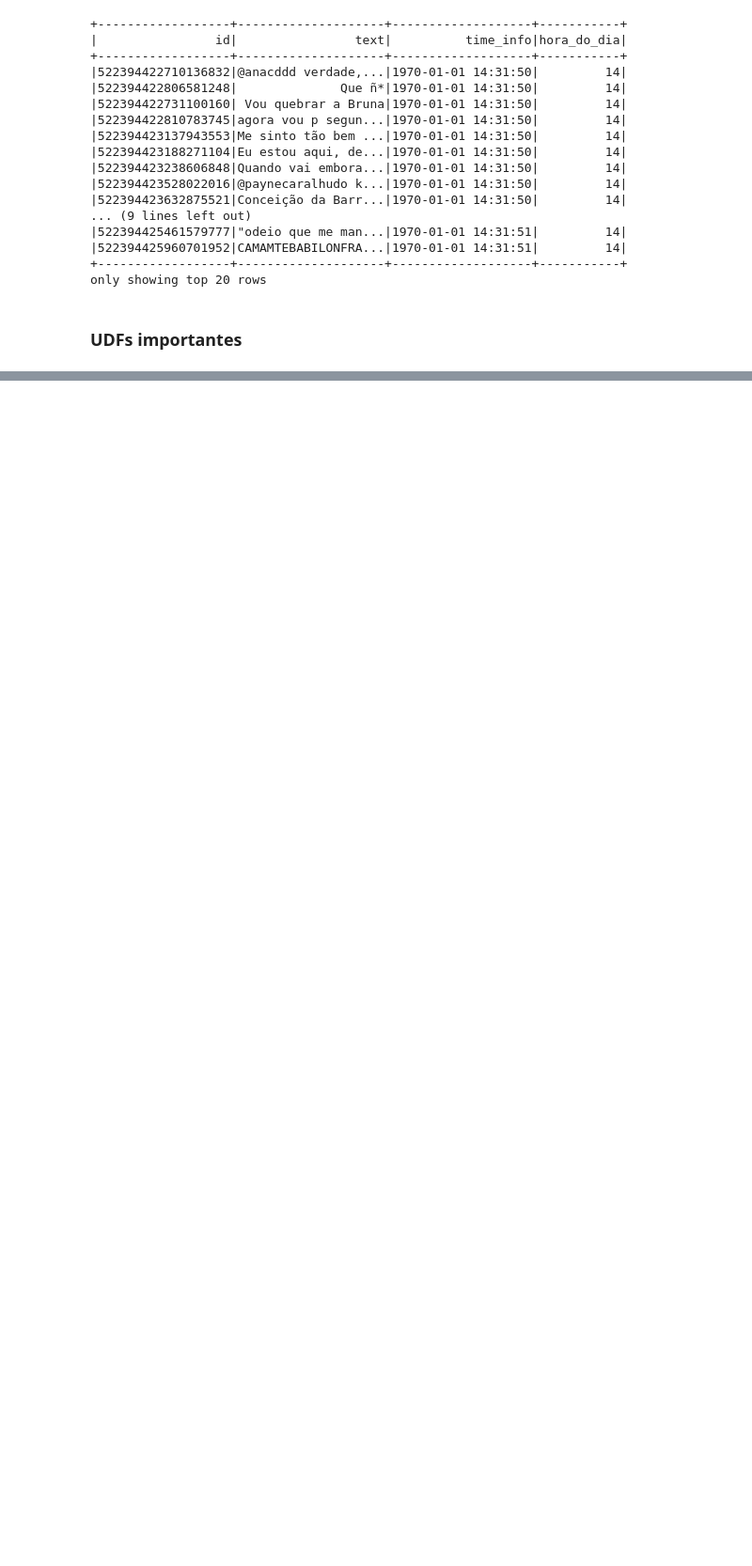
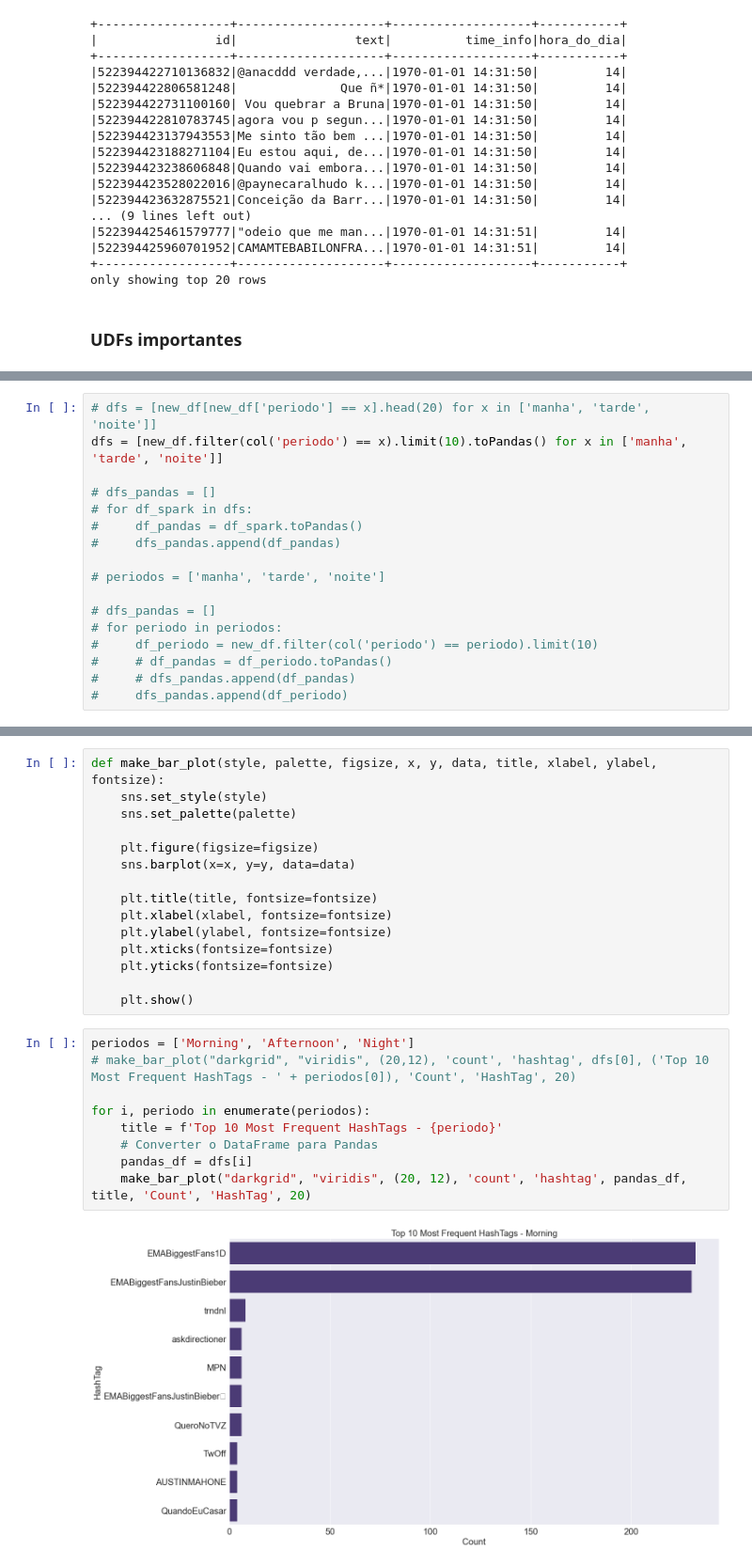
Before and after one commit to thomz2/big-data-spark, a Jupyter notebook: analysis/election_campaign/hashtags_and_tweets.ipynb, the cells around one changed output, grey strips where cells are left out. Shown at 94% size. Drawn from its saved outputs; the diff is of its cells as text; blank space fills up the shorter version.

Commit message:
hashtag and tweets

```diff
--- a/analysis/election_campaign/hashtags_and_tweets.ipynb
+++ b/analysis/election_campaign/hashtags_and_tweets.ipynb
@@ -140,0 +145,17 @@ only showing top 20 rows
+# %%
+# dfs = [new_df[new_df['periodo'] == x].head(20) for x in ['manha', 'tarde', 'noite']]
+dfs = [new_df.filter(col('periodo') == x).limit(10).toPandas() for x in ['manha', 'tarde', 'noite']]
+
+# dfs_pandas = []
+# for df_spark in dfs:
+#     df_pandas = df_spark.toPandas()
+#     dfs_pandas.append(df_pandas)
+
+# periodos = ['manha', 'tarde', 'noite']
+
+# dfs_pandas = []
+# for periodo in periodos:
+#     df_periodo = new_df.filter(col('periodo') == periodo).limit(10)
+#     # df_pandas = df_periodo.toPandas()
+#     # dfs_pandas.append(df_pandas)
+#     dfs_pandas.append(df_periodo)
@@ -140,0 +181,26 @@ only showing top 20 rows
+# %%
+def make_bar_plot(style, palette, figsize, x, y, data, title, xlabel, ylabel, fontsize):
+    sns.set_style(style)
+    sns.set_palette(palette)
+
+    plt.figure(figsize=figsize)
+    sns.barplot(x=x, y=y, data=data)
+
+    plt.title(title, fontsize=fontsize)
+    plt.xlabel(xlabel, fontsize=fontsize)
+    plt.ylabel(ylabel, fontsize=fontsize)
+    plt.xticks(fontsize=fontsize)
+    plt.yticks(fontsize=fontsize)
+
+    plt.show()
+# %%
+periodos = ['Morning', 'Afternoon', 'Night']
+# make_bar_plot("darkgrid", "viridis", (20,12), 'count', 'hashtag', dfs[0], ('Top 10 Most Frequent HashTags - ' + periodos[0]), 'Count', 'HashTag', 20)
+
+for i, periodo in enumerate(periodos):
+    title = f'Top 10 Most Frequent HashTags - {periodo}'
+    # Converter o DataFrame para Pandas
+    pandas_df = dfs[i]
+    make_bar_plot("darkgrid", "viridis", (20, 12), 'count', 'hashtag', pandas_df, title, 'Count', 'HashTag', 20)
+# %% [output]
+[figure, added]
```
Also changed, not shown: parts of 7 cells of this notebook, 3 other files.
